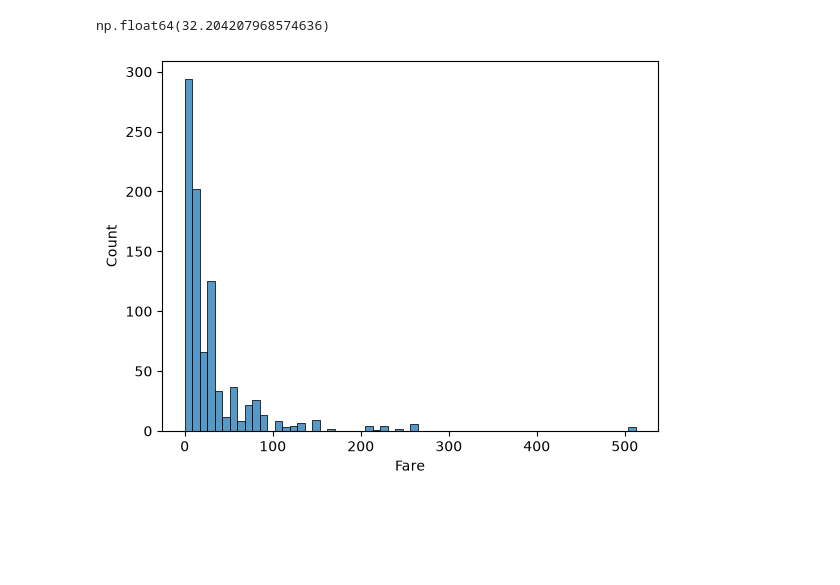
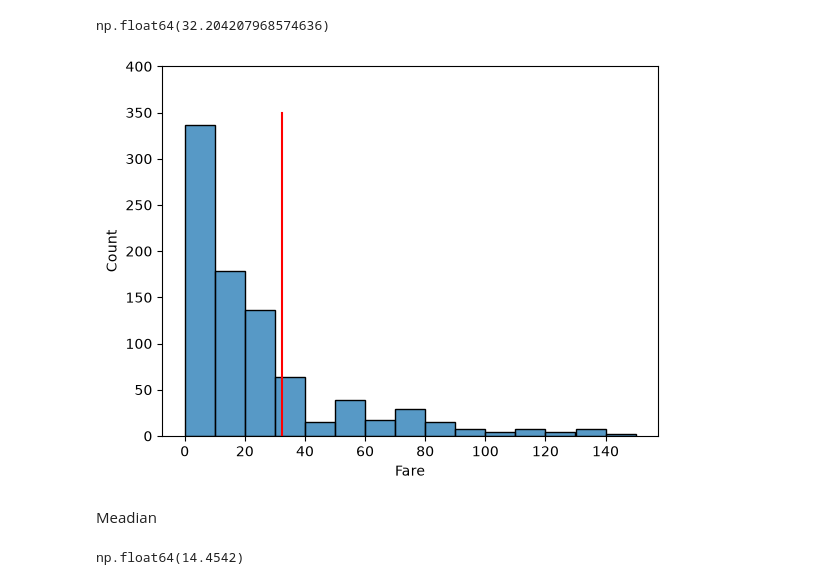
Before and after one commit to sagarhpoojary11/Placement-Training, a Jupyter notebook: Statistics for Data Science/Phase1_central_tendency.ipynb, the cells around one changed output. Drawn from its saved outputs; the diff is of its cells as text; code cells hidden in the pictures; blank space fills up the shorter version.

```diff
--- a/Statistics for Data Science/Phase1_central_tendency.ipynb
+++ b/Statistics for Data Science/Phase1_central_tendency.ipynb
@@ -29,7 +29,16 @@ meanVal
 # %% [output]
 np.float64(32.204207968574636)
 # %%
-sns.histplot(x=titanicdf['Fare'],data=titanicdf)
+sns.histplot(x=titanicdf['Fare'],data=titanicdf,bins=[i for i in range(0,151,10)])
+plt.plot([meanVal for i in range(0,351)],[i for i in range(0,351)],c='red')
+plt.ylim(0,400)
 plt.show()
 # %% [output]
-[figure, old version]
+[figure, new version]
+# %% [markdown]
+Meadian
+# %%
+medianVal=np.median(titanicdf['Fare'])
+medianVal
+# %% [output]
+np.float64(14.4542)
```
Also changed, not shown: parts of 9 cells of this notebook, 3 other files.
